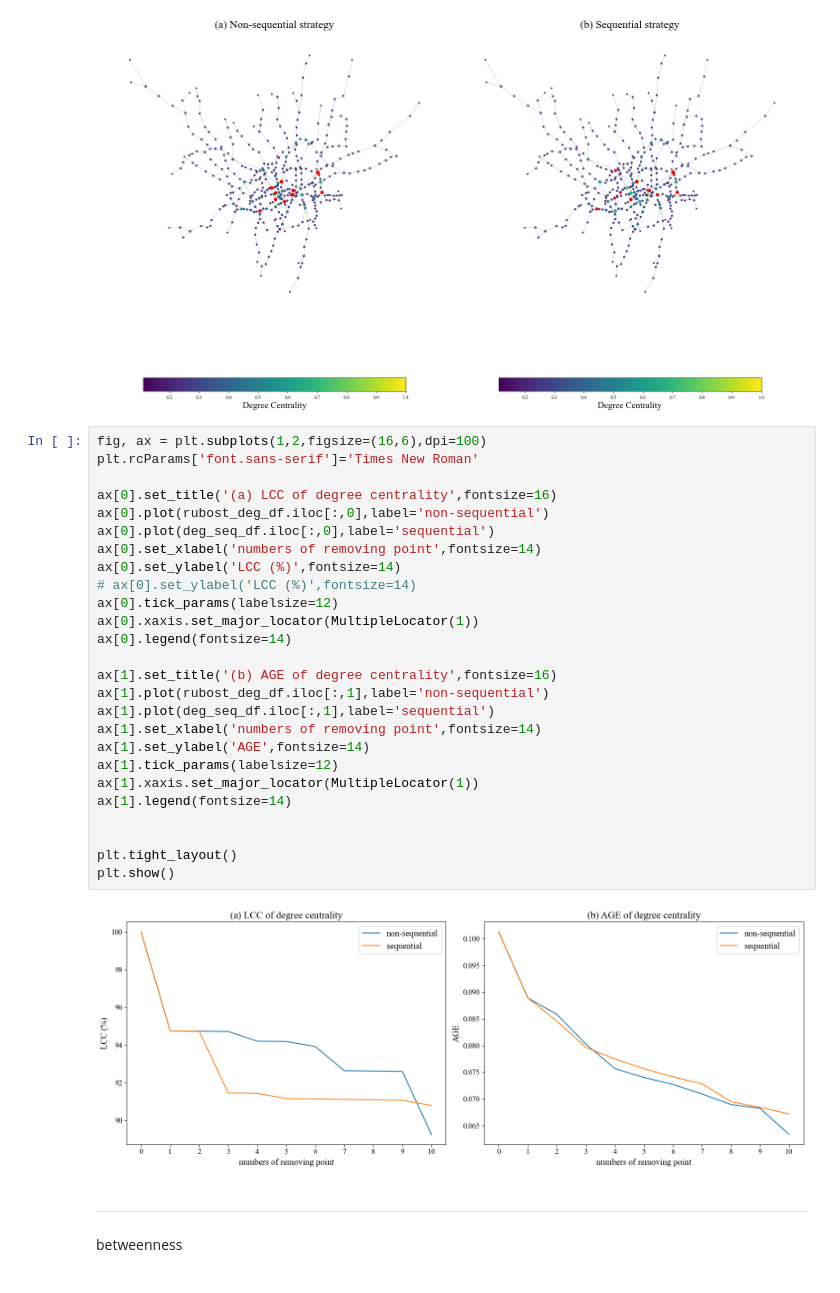
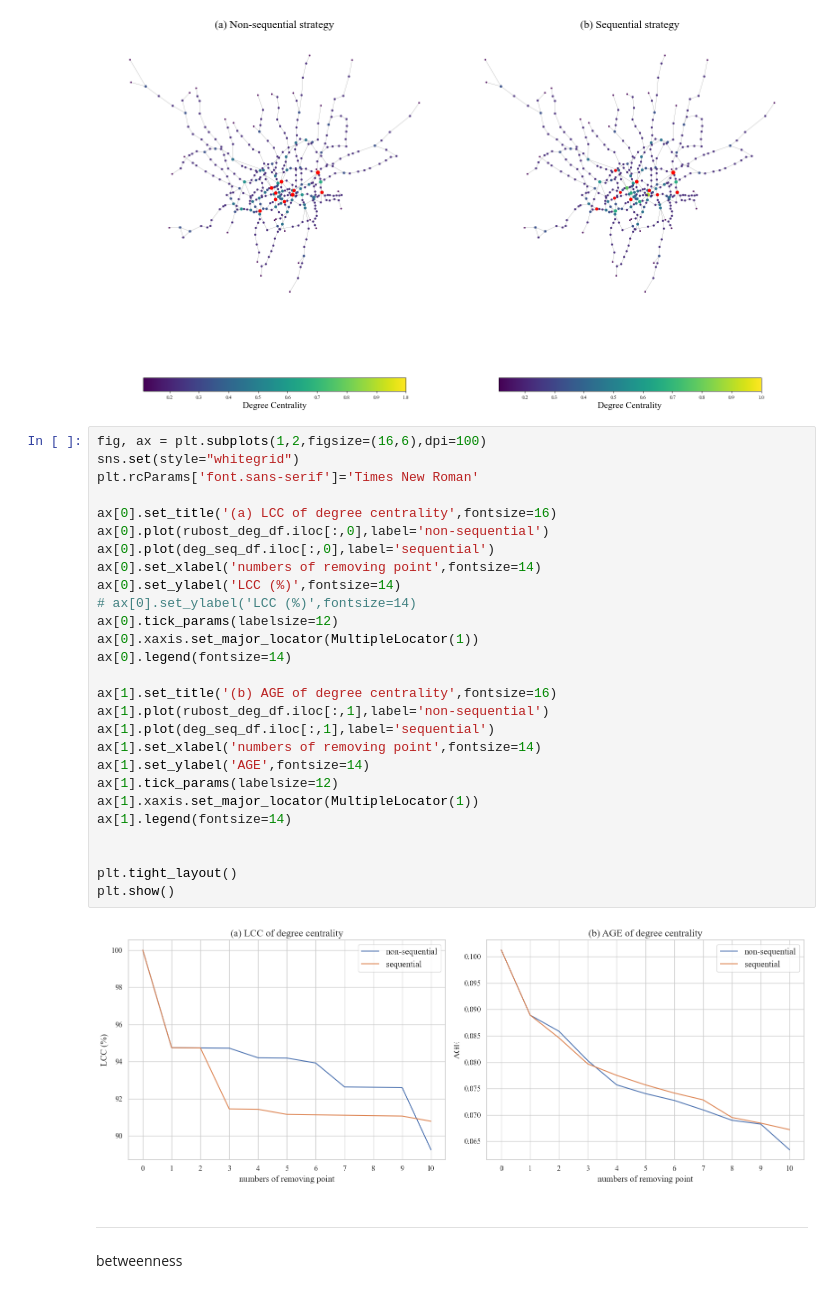
Before and after one commit to CeHouGIS/urban_sim, a Jupyter notebook: urban_sim.ipynb, the cells around one changed output. Saved outputs shown, nothing was run; the diff lists cells and outputs as text.

```diff
--- a/urban_sim.ipynb
+++ b/urban_sim.ipynb
@@ -327,32 +320,33 @@ plt.show()
 [figure]
 # %%
 fig, ax = plt.subplots(1,2,figsize=(16,6),dpi=100)
+sns.set(style="whitegrid")
 plt.rcParams['font.sans-serif']='Times New Roman'
 
 ax[0].set_title('(a) LCC of degree centrality',fontsize=16)
 ax[0].plot(rubost_deg_df.iloc[:,0],label='non-sequential')
 ax[0].plot(deg_seq_df.iloc[:,0],label='sequential')
 ax[0].set_xlabel('numbers of removing point',fontsize=14)
 ax[0].set_ylabel('LCC (%)',fontsize=14)
 # ax[0].set_ylabel('LCC (%)',fontsize=14)
 ax[0].tick_params(labelsize=12)
 ax[0].xaxis.set_major_locator(MultipleLocator(1))
 ax[0].legend(fontsize=14)
 
 ax[1].set_title('(b) AGE of degree centrality',fontsize=16)
 ax[1].plot(rubost_deg_df.iloc[:,1],label='non-sequential')
 ax[1].plot(deg_seq_df.iloc[:,1],label='sequential')
 ax[1].set_xlabel('numbers of removing point',fontsize=14)
 ax[1].set_ylabel('AGE',fontsize=14)
 ax[1].tick_params(labelsize=12)
 ax[1].xaxis.set_major_locator(MultipleLocator(1))
 ax[1].legend(fontsize=14)
 
 
 plt.tight_layout()
 plt.show()
 # %% [output]
-[figure, old version]
+[figure, new version]
 # %% [markdown]
 ***
 betweenness
```
Also changed, not shown: parts of 39 cells of this notebook.
